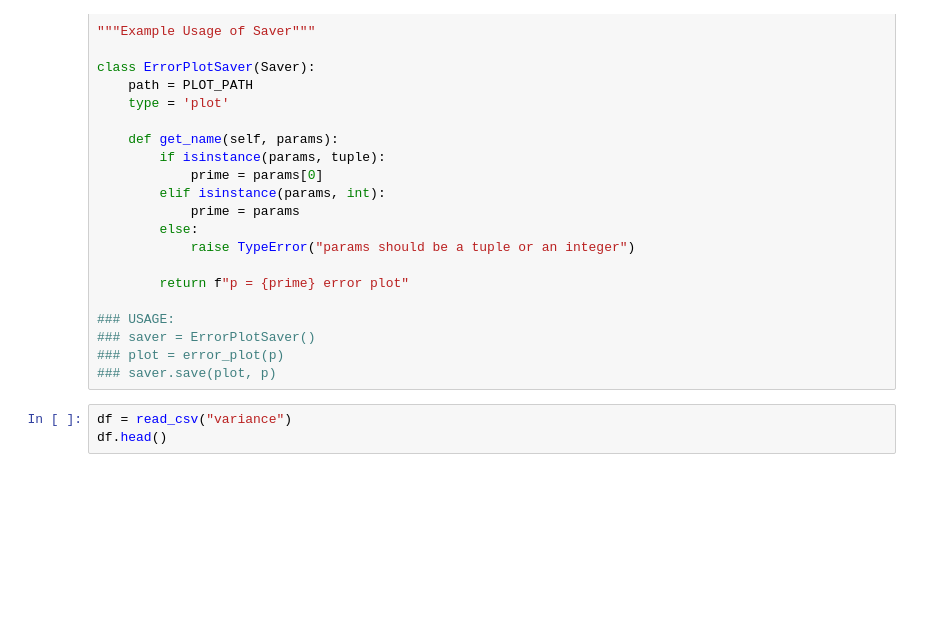
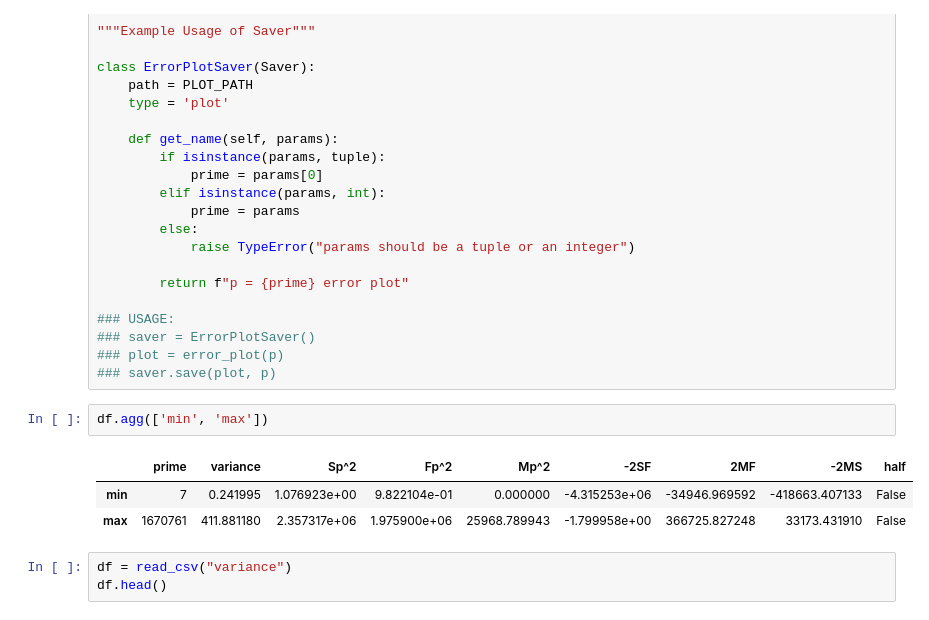
Before and after one commit to jcheigh/Thesis, a Jupyter notebook: src/analysis/data_analysis/variance.ipynb, the cells around one changed output. Cells and saved outputs as stored; diff of their text form; blank space fills up the shorter version.

```diff
--- a/src/analysis/data_analysis/variance.ipynb
+++ b/src/analysis/data_analysis/variance.ipynb
@@ -367,6 +367,12 @@ class ErrorPlotSaver(Saver):
 ### saver = ErrorPlotSaver()
 ### plot = error_plot(p)
 ### saver.save(plot, p)
+# %%
+df.agg(['min', 'max'])
+# %% [output]
+|  | prime | variance | Sp^2 | Fp^2 | Mp^2 | -2SF | 2MF | -2MS | half |
+| min | 7 | 0.241995 | 1.076923e+00 | 9.822104e-01 | 0.000000 | -4.315253e+06 | -34946.969592 | -418663.407133 | False |
+| max | 1670761 | 411.881180 | 2.357317e+06 | 1.975900e+06 | 25968.789943 | -1.799958e+00 | 366725.827248 | 33173.431910 | False |
 # %%
 df = read_csv("variance")
 df.head()
```
Also changed, not shown: parts of 1 cell of this notebook, 5 other files.
